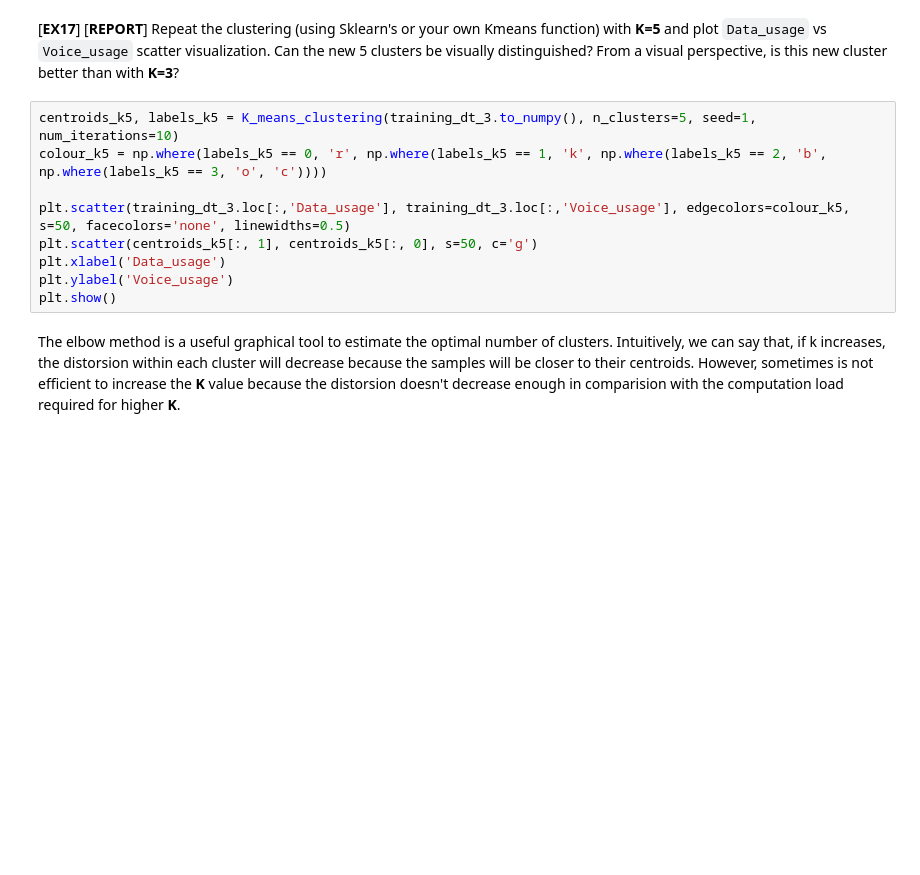
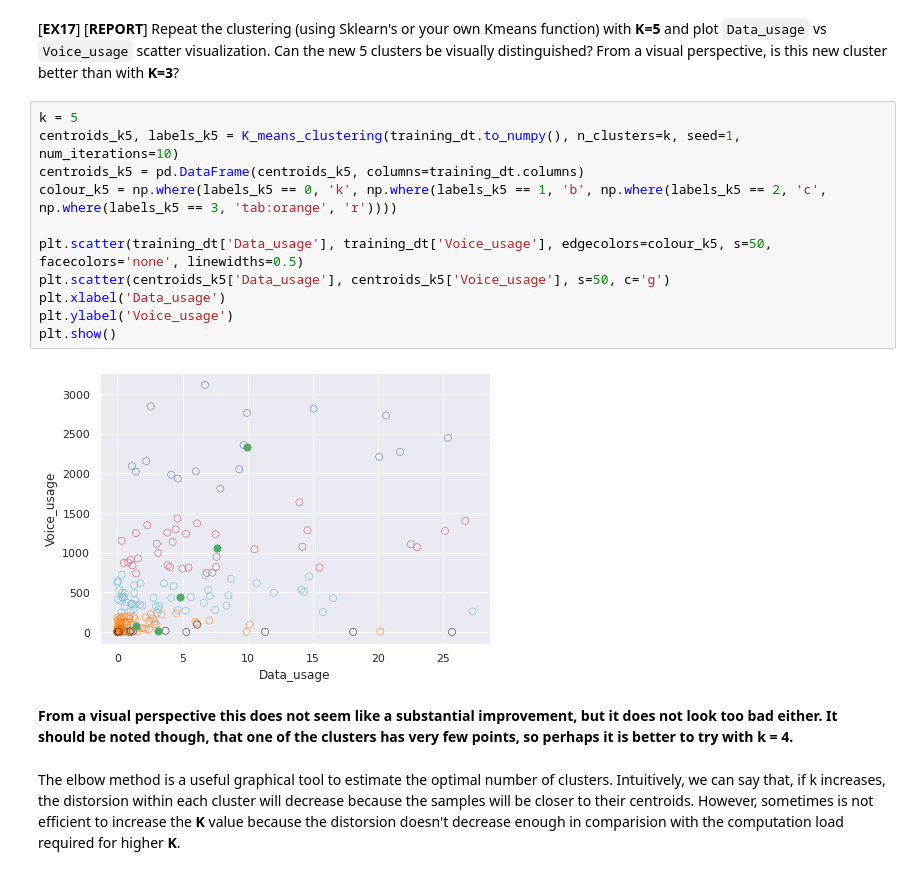
Before and after one commit to Alejandro-FA/UPF-Machine_Learning, a Jupyter notebook: Project-1/P01_Clustering students.ipynb, the cells around one changed output. Drawn from its saved outputs; the diff is of its cells as text; blank space fills up the shorter version.

```diff
--- a/Project-1/P01_Clustering students.ipynb
+++ b/Project-1/P01_Clustering students.ipynb
@@ -851,14 +851,20 @@ The number of clusters to choose may not always be so obvious in real-world appl
 # %% [markdown]
 [**EX17**] [**REPORT**] Repeat the clustering (using Sklearn's or your own Kmeans function) with **K=5** and plot `Data_usage` vs `Voice_usage` scatter visualization. Can the new 5 clusters be visually distinguished? From a visual perspective, is this new cluster better than with **K=3**?
 # %%
-centroids_k5, labels_k5 = K_means_clustering(training_dt_3.to_numpy(), n_clusters=5, seed=1, num_iterations=10)
-colour_k5 = np.where(labels_k5 == 0, 'r', np.where(labels_k5 == 1, 'k', np.where(labels_k5 == 2, 'b', np.where(labels_k5 == 3, 'o', 'c'))))
+k = 5
+centroids_k5, labels_k5 = K_means_clustering(training_dt.to_numpy(), n_clusters=k, seed=1, num_iterations=10)
+centroids_k5 = pd.DataFrame(centroids_k5, columns=training_dt.columns)
+colour_k5 = np.where(labels_k5 == 0, 'k', np.where(labels_k5 == 1, 'b', np.where(labels_k5 == 2, 'c', np.where(labels_k5 == 3, 'tab:orange', 'r'))))
 
-plt.scatter(training_dt_3.loc[:,'Data_usage'], training_dt_3.loc[:,'Voice_usage'], edgecolors=colour_k5, s=50, facecolors='none', linewidths=0.5)
-plt.scatter(centroids_k5[:, 1], centroids_k5[:, 0], s=50, c='g')
+plt.scatter(training_dt['Data_usage'], training_dt['Voice_usage'], edgecolors=colour_k5, s=50, facecolors='none', linewidths=0.5)
+plt.scatter(centroids_k5['Data_usage'], centroids_k5['Voice_usage'], s=50, c='g')
 plt.xlabel('Data_usage')
 plt.ylabel('Voice_usage')
 plt.show()
+# %% [output]
+[figure, added]
+# %% [markdown]
+**From a visual perspective this does not seem like a substantial improvement, but it does not look too bad either. It should be noted though, that one of the clusters has very few points, so perhaps it is better to try with k = 4.**
 # %% [markdown]
 The elbow method is a useful graphical tool to estimate the optimal number of clusters. Intuitively, we can say that, if k increases, the distorsion within each cluster will decrease because the samples will be closer to their centroids. However, sometimes is not efficient to increase the **K** value because the distorsion doesn't decrease enough in comparision with the computation load required for higher **K**.
 # %% [markdown]
```
